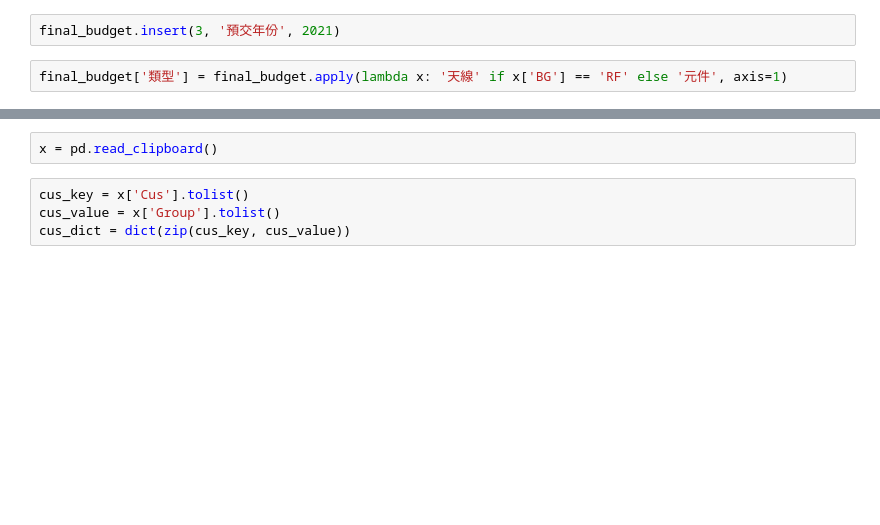
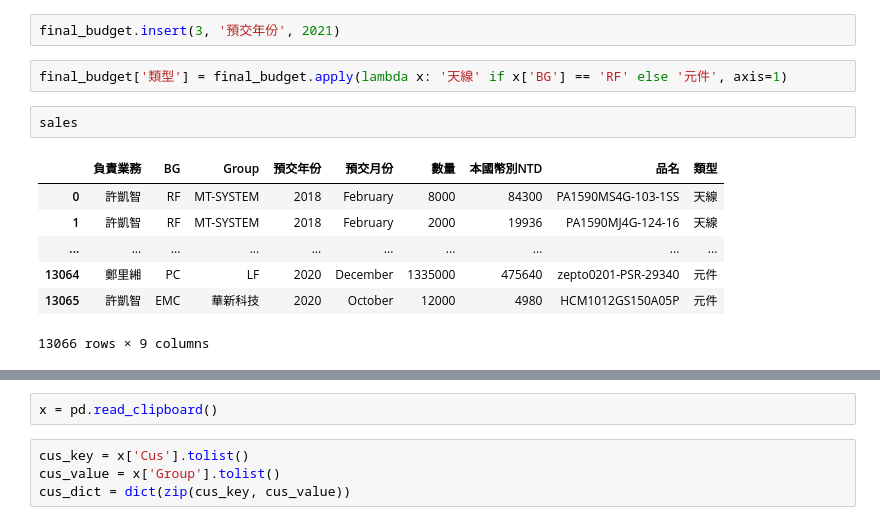
Before and after one commit to jimmyhsu1010/INPAQ_Python_project, a Jupyter notebook: 數據整理/2021_forecast_preprocessing.ipynb, the cells around one changed output, grey strips where cells are left out. Cells and saved outputs as stored; diff of their text form; blank space fills up the shorter version.

```diff
--- a/數據整理/2021_forecast_preprocessing.ipynb
+++ b/數據整理/2021_forecast_preprocessing.ipynb
@@ -121,5 +129,15 @@ final_budget = final_budget.reindex(columns=['負責業務', 'BG', 'Group', '預
 final_budget.insert(3, '預交年份', 2021)
 # %%
 final_budget['類型'] = final_budget.apply(lambda x: '天線' if x['BG'] == 'RF' else '元件', axis=1)
+# %%
+sales
+# %% [output]
+|  | 負責業務 | BG | Group | 預交年份 | 預交月份 | 數量 | 本國幣別NTD | 品名 | 類型 |
+| 0 | 許凱智 | RF | MT-SYSTEM | 2018 | February | 8000 | 84300 | PA1590MS4G-103-1SS | 天線 |
+| 1 | 許凱智 | RF | MT-SYSTEM | 2018 | February | 2000 | 19936 | PA1590MJ4G-124-16 | 天線 |
+| ... | ... | ... | ... | ... | ... | ... | ... | ... | ... |
+| 13064 | 鄭里緗 | PC | LF | 2020 | December | 1335000 | 475640 | zepto0201-PSR-29340 | 元件 |
+| 13065 | 許凱智 | EMC | 華新科技 | 2020 | October | 12000 | 4980 | HCM1012GS150A05P | 元件 |
+13066 rows × 9 columns
 # %%
 sales['產品code'] = sales['產品分類'].str[:4]
```
Also changed, not shown: parts of 11 cells of this notebook.
